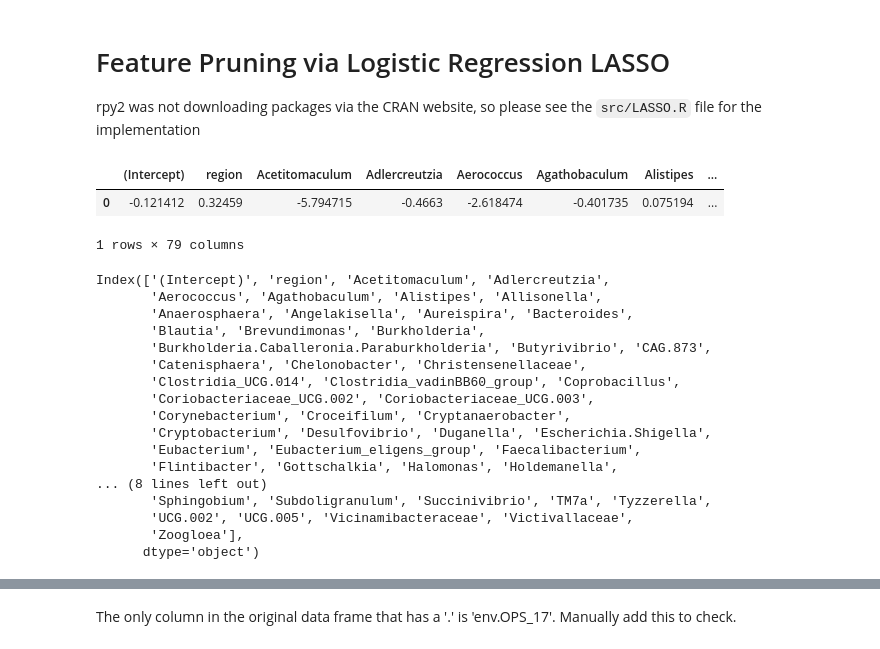
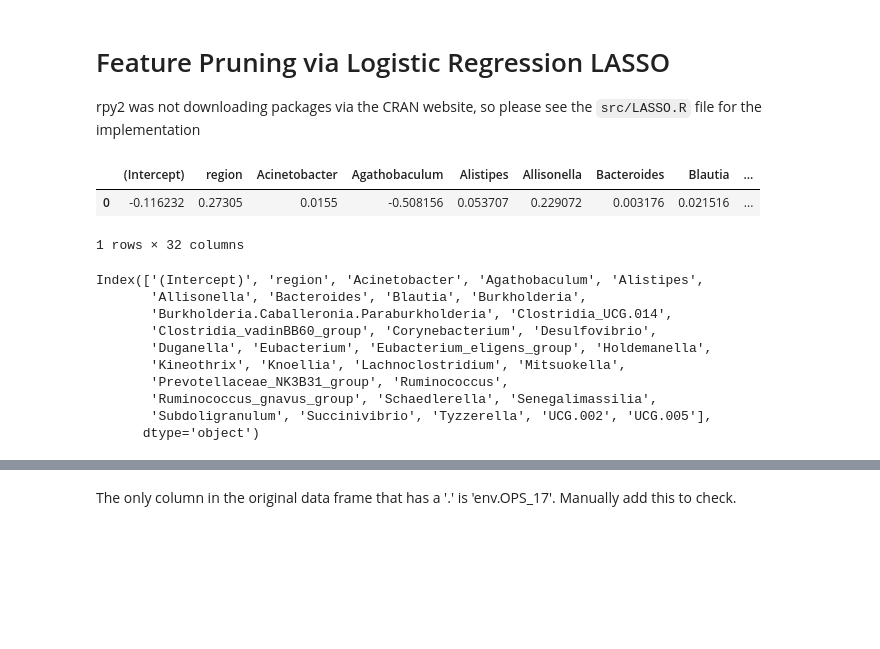
Before and after one commit to nzhang20/Causal-Discovery-on-Gut-Microbial-Data-for-Disease-Risk-Prediction, a Jupyter notebook: notebooks/microbe-disease-network.ipynb, the cells around one changed output, grey strips where cells are left out. Cells and saved outputs as stored; diff of their text form; code cells hidden in the pictures; blank space fills up the shorter version.

```diff
--- a/notebooks/microbe-disease-network.ipynb
+++ b/notebooks/microbe-disease-network.ipynb
@@ -14,31 +14,24 @@ from causallearn.utils.PCUtils.BackgroundKnowledgeOrientUtils import \
 rpy2 was not downloading packages via the CRAN website, so please see the `src/LASSO.R` file for the implementation
 # %%
 # read in LASSO covariates
-LASSO_covariates = pd.read_csv("../src/LASSO_covariates.txt")
+LASSO_covariates = pd.read_csv("../data/lasso_covariates.txt")
 LASSO_covariates
 # %% [output]
-|  | (Intercept) | region | Acetitomaculum | Adlercreutzia | Aerococcus | Agathobaculum | Alistipes | ... |
-| 0 | -0.121412 | 0.32459 | -5.794715 | -0.4663 | -2.618474 | -0.401735 | 0.075194 | ... |
+|  | (Intercept) | region | Acinetobacter | Agathobaculum | Alistipes | Allisonella | Bacteroides | Blautia | ... |
+| 0 | -0.116232 | 0.27305 | 0.0155 | -0.508156 | 0.053707 | 0.229072 | 0.003176 | 0.021516 | ... |
-1 rows × 79 columns
+1 rows × 32 columns
 # %%
 LASSO_covariates.columns
 # %% [output]
-Index(['(Intercept)', 'region', 'Acetitomaculum', 'Adlercreutzia',
-       'Aerococcus', 'Agathobaculum', 'Alistipes', 'Allisonella',
-       'Anaerosphaera', 'Angelakisella', 'Aureispira', 'Bacteroides',
-       'Blautia', 'Brevundimonas', 'Burkholderia',
-       'Burkholderia.Caballeronia.Paraburkholderia', 'Butyrivibrio', 'CAG.873',
-       'Catenisphaera', 'Chelonobacter', 'Christensenellaceae',
-       'Clostridia_UCG.014', 'Clostridia_vadinBB60_group', 'Coprobacillus',
-       'Coriobacteriaceae_UCG.002', 'Coriobacteriaceae_UCG.003',
-       'Corynebacterium', 'Croceifilum', 'Cryptanaerobacter',
-       'Cryptobacterium', 'Desulfovibrio', 'Duganella', 'Escherichia.Shigella',
-       'Eubacterium', 'Eubacterium_eligens_group', 'Faecalibacterium',
-       'Flintibacter', 'Gottschalkia', 'Halomonas', 'Holdemanella',
-... (8 lines left out)
-       'Sphingobium', 'Subdoligranulum', 'Succinivibrio', 'TM7a', 'Tyzzerella',
-       'UCG.002', 'UCG.005', 'Vicinamibacteraceae', 'Victivallaceae',
-       'Zoogloea'],
+Index(['(Intercept)', 'region', 'Acinetobacter', 'Agathobaculum', 'Alistipes',
+       'Allisonella', 'Bacteroides', 'Blautia', 'Burkholderia',
+       'Burkholderia.Caballeronia.Paraburkholderia', 'Clostridia_UCG.014',
+       'Clostridia_vadinBB60_group', 'Corynebacterium', 'Desulfovibrio',
+       'Duganella', 'Eubacterium', 'Eubacterium_eligens_group', 'Holdemanella',
+       'Kineothrix', 'Knoellia', 'Lachnoclostridium', 'Mitsuokella',
+       'Prevotellaceae_NK3B31_group', 'Ruminococcus',
+       'Ruminococcus_gnavus_group', 'Schaedlerella', 'Senegalimassilia',
+       'Subdoligranulum', 'Succinivibrio', 'Tyzzerella', 'UCG.002', 'UCG.005'],
       dtype='object')
 # %%
 # check to make sure the original set of columns does not have '.' in column names
```
Also changed, not shown: parts of 15 cells of this notebook, 51 other files.
